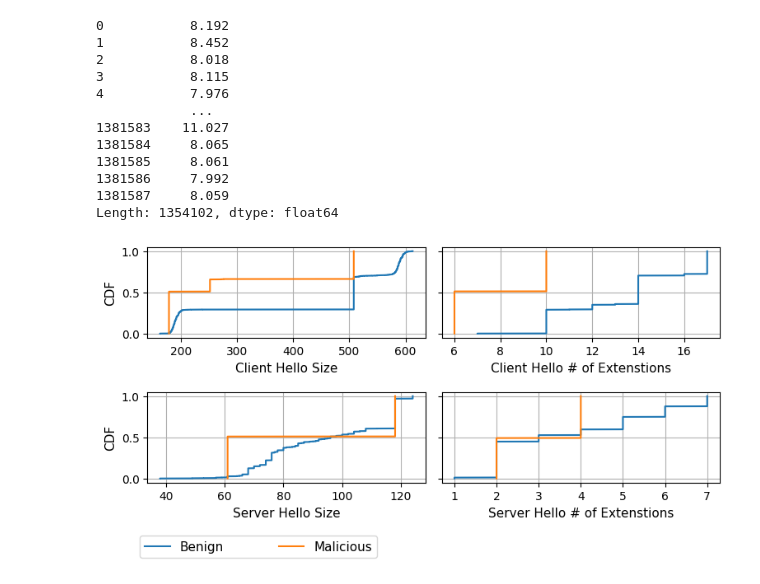
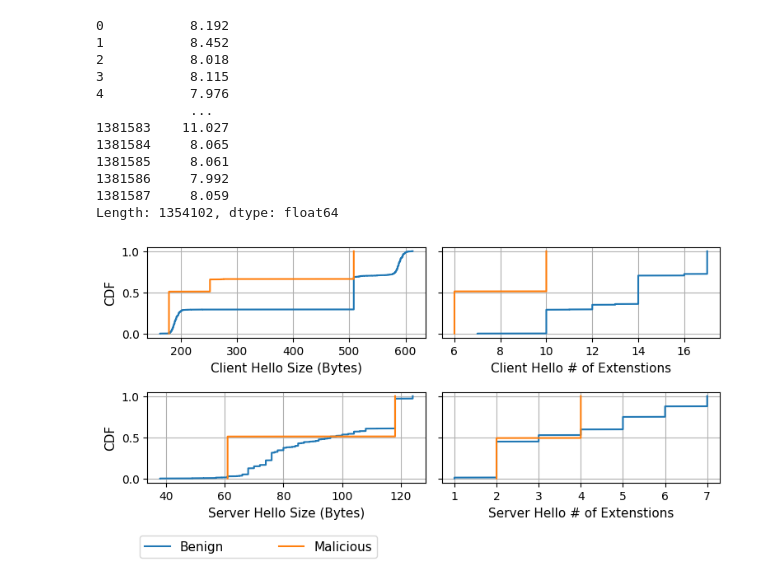
Before and after one commit to AliDMazloum/Toward-Fingerprinting-C2-Traffic-in-the-Data-Plane, a Jupyter notebook: C2_TLS_offline.ipynb, the cells around one changed output. Drawn from its saved outputs; the diff is of its cells as text; code cells hidden in the pictures.

```diff
--- a/C2_TLS_offline.ipynb
+++ b/C2_TLS_offline.ipynb
@@ -574,34 +574,34 @@ def features_cdfs(log_directory):
             feature_b_cdf,feature_b_srt = get_cdf(df_list_benign[i*2 + j])
             feature_m_cdf,feature_m_srt = get_cdf(df_list_malicious[i*2 + j])
             axes[i][j].grid(True)
             axes[i][j].plot(feature_b_srt, feature_b_cdf, label="Benign")
             axes[i][j].plot(feature_m_srt, feature_m_cdf, label="Malicious")
             # if(i==1 and j ==0):
             #     axes[i][j].plot(feature_b_srt, feature_b_cdf, label="Benign")
             #     axes[i][j].plot(feature_m_srt, feature_m_cdf, label="Malicious")
             # else:
             #     axes[i][j].plot(feature_b_srt, feature_b_cdf)
             #     axes[i][j].plot(feature_m_srt, feature_m_cdf)
 
-    axes[0][0].set_xlabel("Client Hello Size",fontsize=11)
+    axes[0][0].set_xlabel("Client Hello Size (Bytes)",fontsize=11)
     axes[0][0].set_ylabel("CDF",fontsize=11)
 
     axes[0][1].set_xlabel("Client Hello # of Extenstions",fontsize=11)
 
-    axes[1][0].set_xlabel("Server Hello Size",fontsize=11)
+    axes[1][0].set_xlabel("Server Hello Size (Bytes)",fontsize=11)
     axes[1][0].set_ylabel("CDF",fontsize=11)
 
     axes[1][1].set_xlabel("Server Hello # of Extenstions",fontsize=11)
 
 
 
     # plt.grid(True)
     legend = axes[1][0].legend(bbox_to_anchor=(-0.05, -0.9, 0.9, 0), loc="lower left", ncol=2, mode="expand", fontsize=11)
     plt.tight_layout()
     fig.subplots_adjust(hspace=0.6)
-    # plt.savefig("Processing_latency.pdf")
+    plt.savefig("features_cdf.pdf")
     plt.show()
 
 features_cdfs("/home/admin/C2_TLS/datasets")
 # %% [output]
-[figure, old version]
+[figure, new version]
```
Also changed, not shown: 1 other file.
